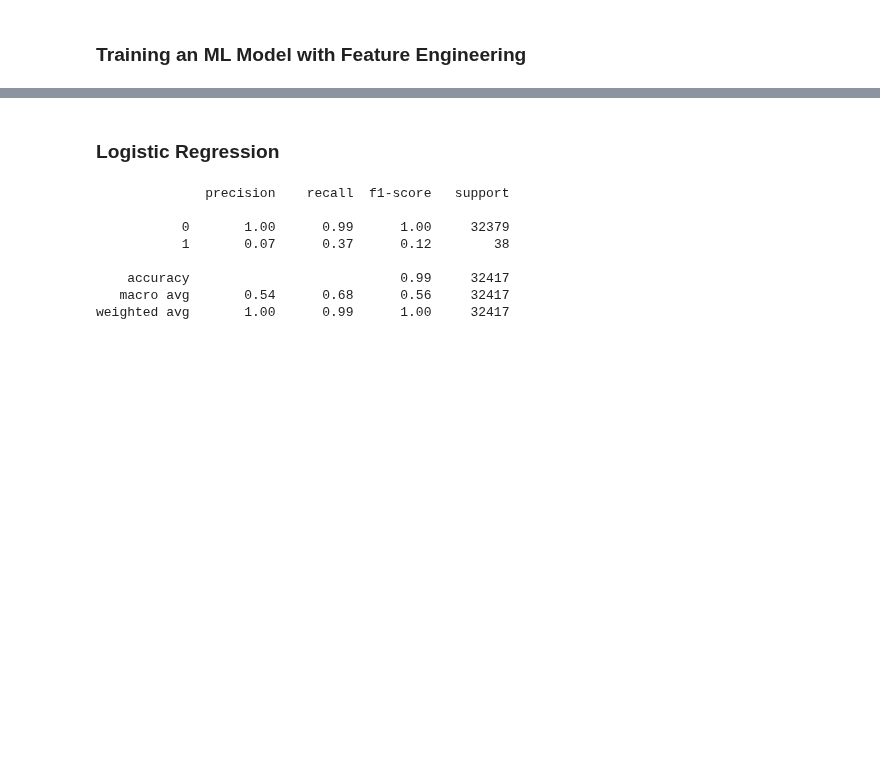
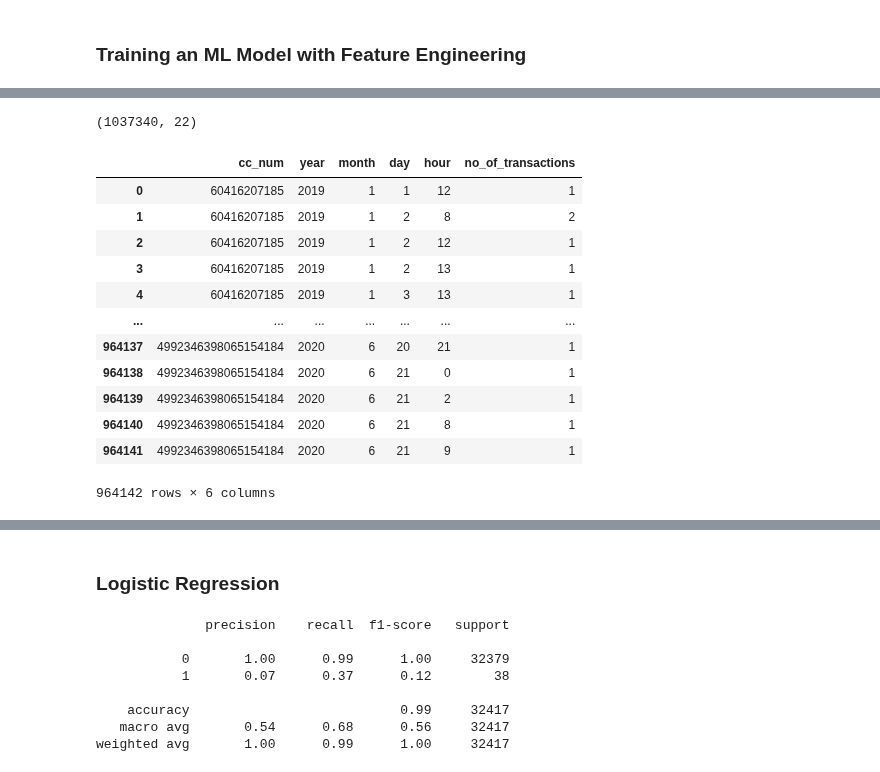
Before and after one commit to suhasmaddali/Credit-Card-Fraud-Detection, a Jupyter notebook: Credit Card Fraud Detection.ipynb, the cells around one changed output, grey strips where cells are left out. Saved outputs shown, nothing was run; the diff lists cells and outputs as text; code cells hidden in the pictures; blank space fills up the shorter version.

```diff
--- a/Credit Card Fraud Detection.ipynb
+++ b/Credit Card Fraud Detection.ipynb
@@ -445,0 +327,10 @@ non_fraud_hourly_freq
+# %%
+hourly_freq = X_train.groupby(by = ['cc_num', 'year', 'month', 'day', 'hour']).count()['amt'].reset_index()
+daily_freq = X_train.groupby(by = ['cc_num', 'year', 'month', 'day']).count()['amt'].reset_index()
+hourly_amount = X_train.groupby(by = ['cc_num', 'year', 'month', 'day', 'hour']).sum()['amt'].reset_index()
+daily_amount = X_train.groupby(by = ['cc_num', 'year', 'month', 'day']).sum()['amt'].reset_index()
+
+hourly_freq.rename(columns = {'amt': 'no_of_transactions'}, inplace = True)
+daily_freq.rename(columns = {'amt': 'no_of_transactions'}, inplace = True)
+hourly_amount.rename(columns = {'amt': 'transactions_sum'}, inplace = True)
+daily_amount.rename(columns = {'amt': 'transactions_sum'}, inplace = True)
@@ -445,0 +344,20 @@ non_fraud_hourly_freq
+# %%
+X_train.shape
+# %% [output]
+(1037340, 22)
+# %%
+hourly_freq
+# %% [output]
+|  | cc_num | year | month | day | hour | no_of_transactions |
+| 0 | 60416207185 | 2019 | 1 | 1 | 12 | 1 |
+| 1 | 60416207185 | 2019 | 1 | 2 | 8 | 2 |
+| 2 | 60416207185 | 2019 | 1 | 2 | 12 | 1 |
+| 3 | 60416207185 | 2019 | 1 | 2 | 13 | 1 |
+| 4 | 60416207185 | 2019 | 1 | 3 | 13 | 1 |
+| ... | ... | ... | ... | ... | ... | ... |
+| 964137 | 4992346398065154184 | 2020 | 6 | 20 | 21 | 1 |
+| 964138 | 4992346398065154184 | 2020 | 6 | 21 | 0 | 1 |
+| 964139 | 4992346398065154184 | 2020 | 6 | 21 | 2 | 1 |
+| 964140 | 4992346398065154184 | 2020 | 6 | 21 | 8 | 1 |
+| 964141 | 4992346398065154184 | 2020 | 6 | 21 | 9 | 1 |
+964142 rows × 6 columns
```
Also changed, not shown: parts of 30 cells of this notebook.
